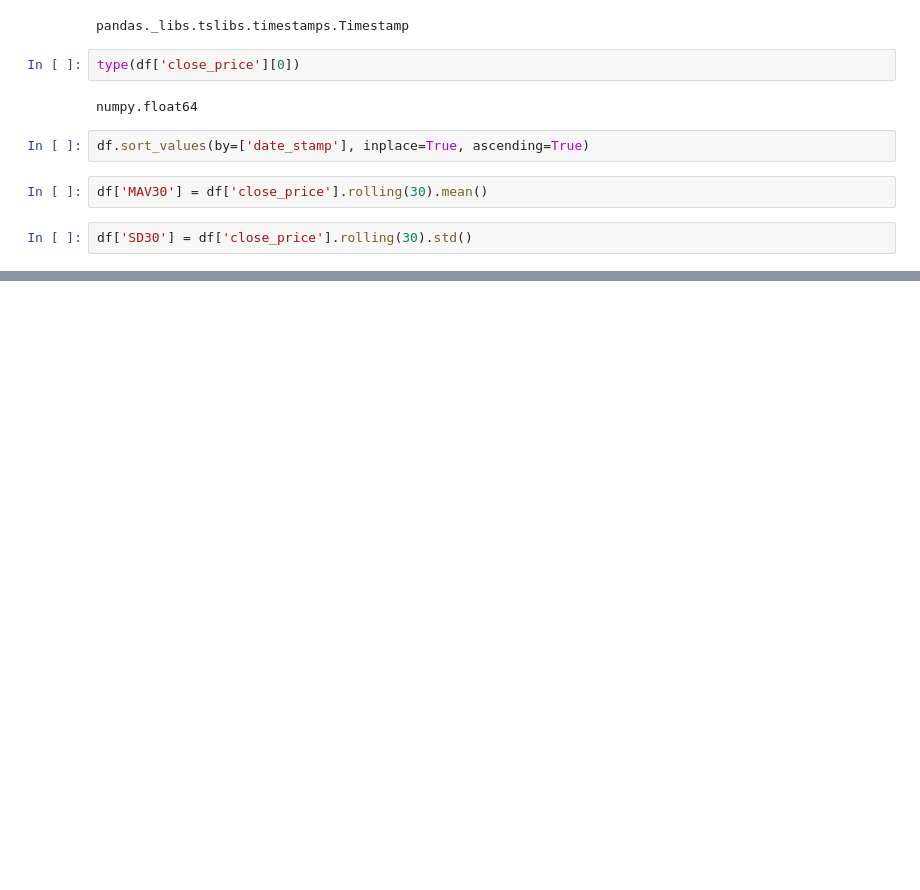
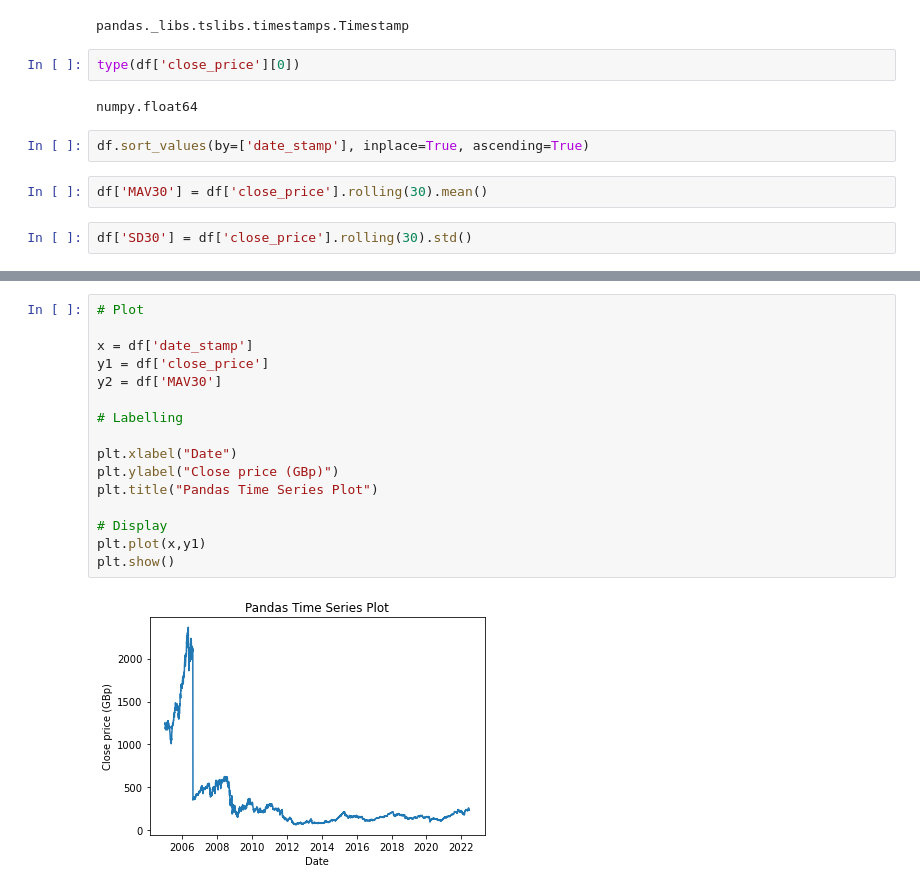
Before and after one commit to riju-s/Fidelity-April_C, a Jupyter notebook: Week6 - APIs & Conversion to Pandas Dataframe.ipynb, the cells around one changed output, grey strips where cells are left out. Cells and saved outputs as stored; diff of their text form; blank space fills up the shorter version.

```diff
--- a/Week6.ipynb
+++ b/Week6 - APIs & Conversion to Pandas Dataframe.ipynb
@@ -198,0 +181,18 @@ memory usage: 172.3+ KB
+# %%
+# Plot
+
+x = df['date_stamp']
+y1 = df['close_price']
+y2 = df['MAV30']
+
+# Labelling
+
+plt.xlabel("Date")
+plt.ylabel("Close price (GBp)")
+plt.title("Pandas Time Series Plot")
+
+# Display
+plt.plot(x,y1)
+plt.show()
+# %% [output]
+[figure, added]
```
Also changed, not shown: parts of 13 cells of this notebook, 1 other file.
